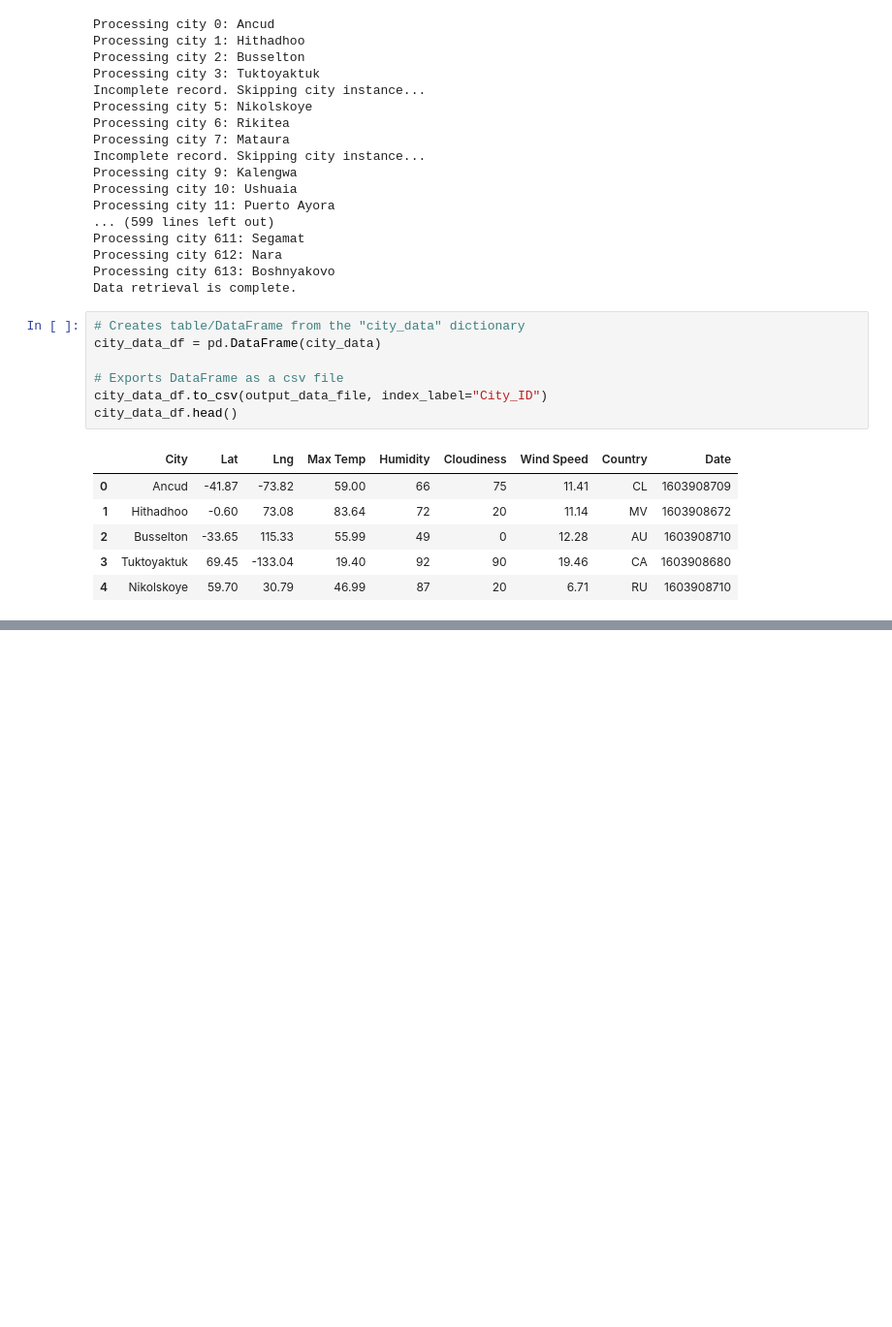
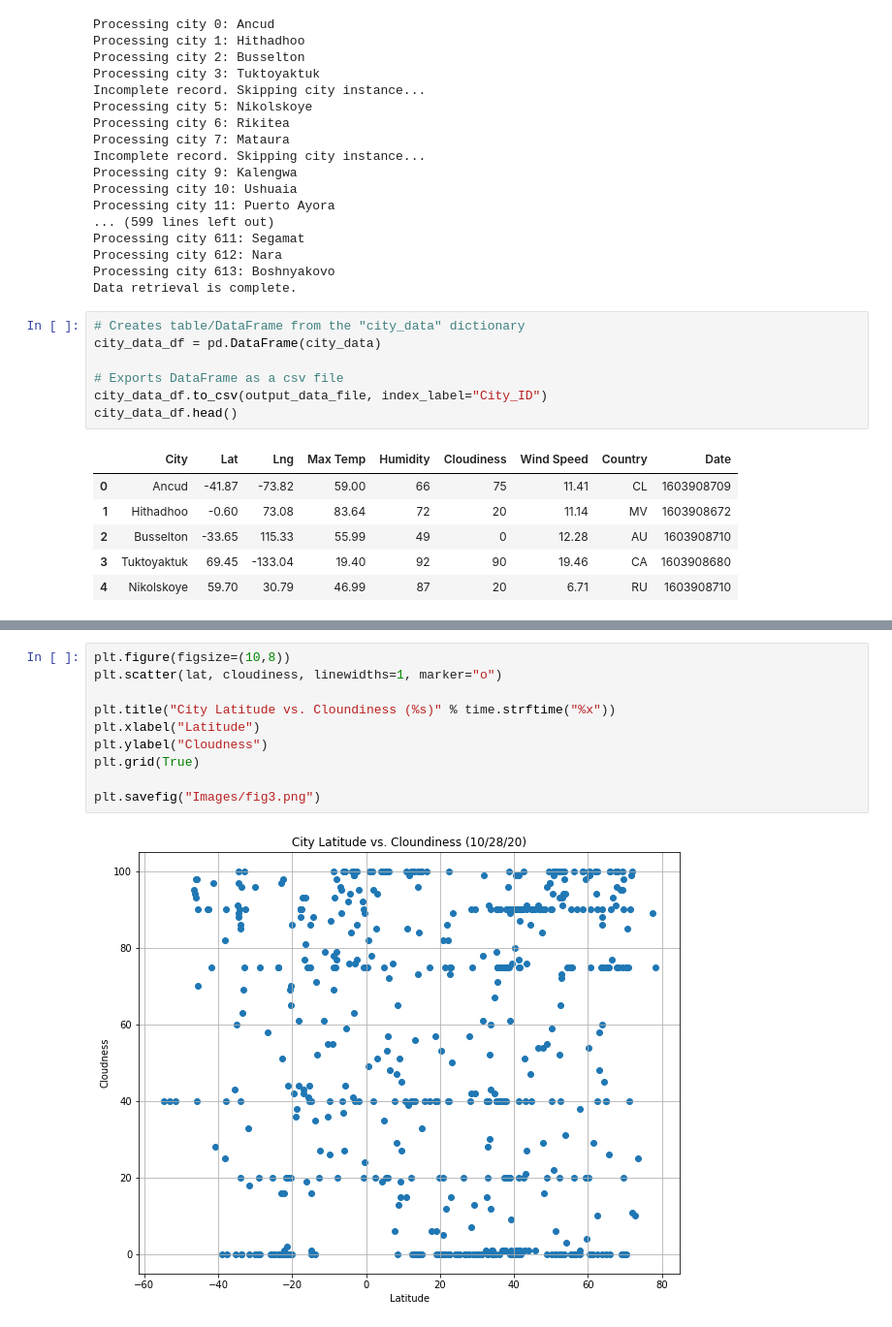
Before and after one commit to paloni-dotcom/Python-API-Challenge, a Jupyter notebook: WeatherPy/WeatherPy.ipynb, the cells around one changed output, grey strips where cells are left out. Shown: that part at 97% size. Saved outputs shown, nothing was run; the diff lists cells and outputs as text; blank space fills up the shorter version.

```diff
--- a/WeatherPy/WeatherPy.ipynb
+++ b/WeatherPy/WeatherPy.ipynb
@@ -126,0 +159,12 @@ city_data_df.head()
+# %%
+plt.figure(figsize=(10,8))
+plt.scatter(lat, cloudiness, linewidths=1, marker="o")
+
+plt.title("City Latitude vs. Cloundiness (%s)" % time.strftime("%x"))
+plt.xlabel("Latitude")
+plt.ylabel("Cloudness")
+plt.grid(True)
+
+plt.savefig("Images/fig3.png")
+# %% [output]
+[figure, added]
```
Also changed, not shown: parts of 3 cells of this notebook, 4 other files.
